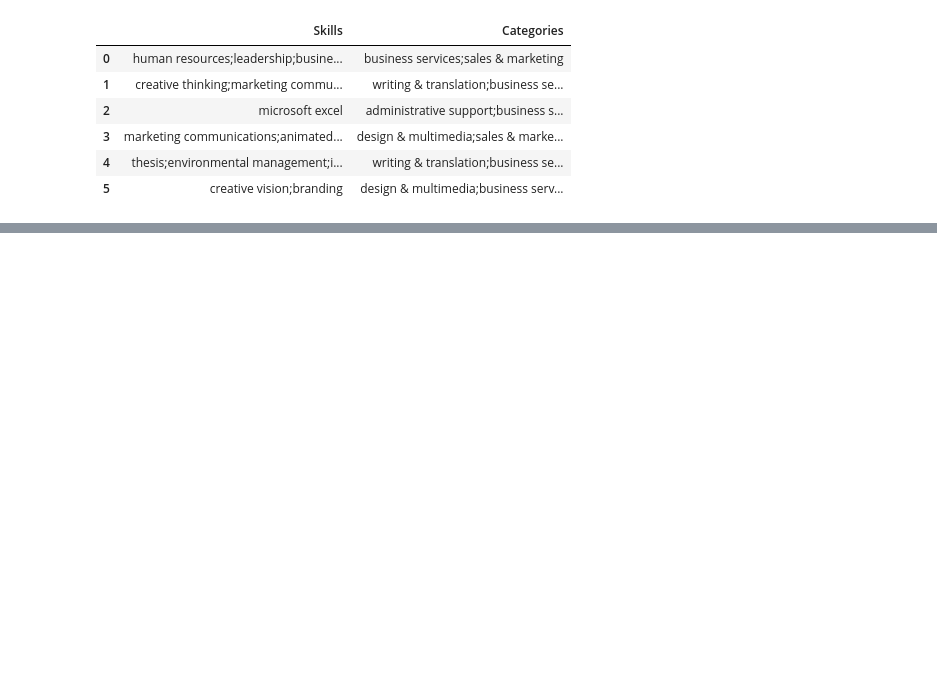
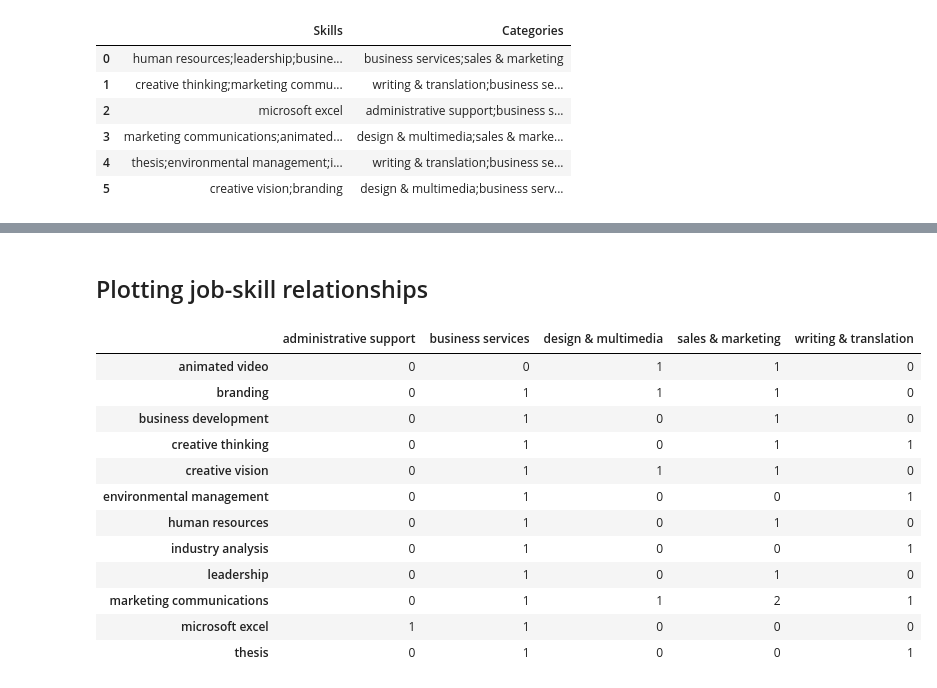
Before and after one commit to pjleimbigler/job2skills, a Jupyter notebook: job2skills.ipynb, the cells around one changed output, grey strips where cells are left out. Saved outputs shown, nothing was run; the diff lists cells and outputs as text; code cells hidden in the pictures; blank space fills up the shorter version.

```diff
--- a/job2skills.ipynb
+++ b/job2skills.ipynb
@@ -49,0 +141,2 @@ The most naive approach is simply to create a new DataFrame that maps each categ
+# %% [markdown]
+## Plotting job-skill relationships
@@ -49,0 +145,16 @@ The most naive approach is simply to create a new DataFrame that maps each categ
+# %%
+df2
+# %% [output]
+|  | administrative support | business services | design & multimedia | sales & marketing | writing & translation |
+| animated video | 0 | 0 | 1 | 1 | 0 |
+| branding | 0 | 1 | 1 | 1 | 0 |
+| business development | 0 | 1 | 0 | 1 | 0 |
+| creative thinking | 0 | 1 | 0 | 1 | 1 |
+| creative vision | 0 | 1 | 1 | 1 | 0 |
+| environmental management | 0 | 1 | 0 | 0 | 1 |
+| human resources | 0 | 1 | 0 | 1 | 0 |
+| industry analysis | 0 | 1 | 0 | 0 | 1 |
+| leadership | 0 | 1 | 0 | 1 | 0 |
+| marketing communications | 0 | 1 | 1 | 2 | 1 |
+| microsoft excel | 1 | 1 | 0 | 0 | 0 |
+| thesis | 0 | 1 | 0 | 0 | 1 |
```
Also changed, not shown: parts of 30 cells of this notebook.
